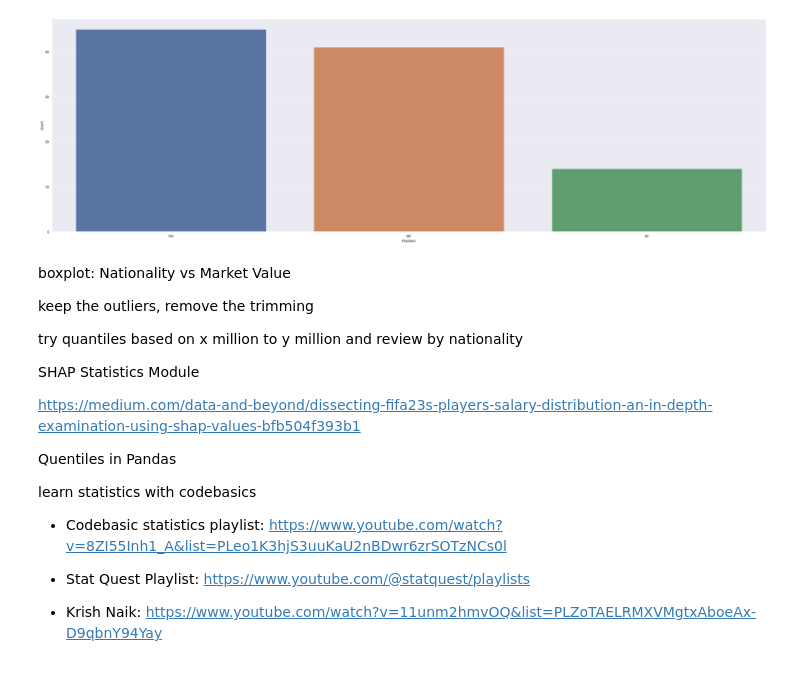
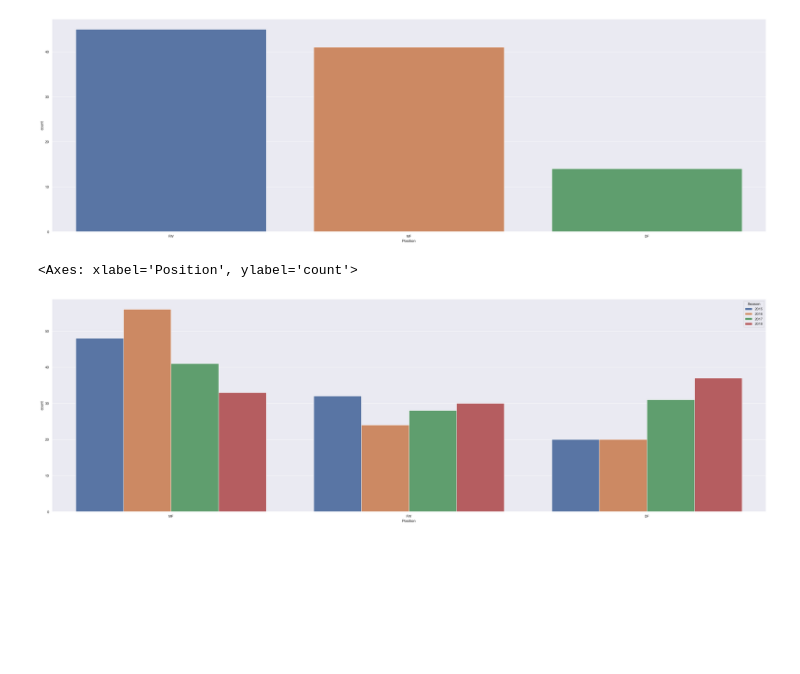
Before and after one commit to ascrivs/expert-octo-eureka, a Jupyter notebook: eda.ipynb, the cells around one changed output. Saved outputs shown, nothing was run; the diff lists cells and outputs as text; code cells hidden in the pictures; blank space fills up the shorter version.

Commit message:
adds countplot by club and season with breakdown of all honors by club in the given seasons

```diff
--- a/eda.ipynb
+++ b/eda.ipynb
@@ -275,29 +283,13 @@ sbn.countplot(highest_value[:100], x="Position")
 # %% [output]
 <Axes: xlabel='Position', ylabel='count'>
 [figure]
-# %% [markdown]
-boxplot: Nationality vs Market Value
-
-keep the outliers, remove the trimming
-
-try quantiles based on x million to y million and review by nationality
-
-
-SHAP Statistics Module
-
-https://medium.com/data-and-beyond/dissecting-fifa23s-players-salary-distribution-an-in-depth-examination-using-shap-values-bfb504f393b1
-
-
-Quentiles in Pandas
-
-learn statistics with codebasics
-
-- Codebasic statistics playlist:
-https://www.youtube.com/watch?v=8ZI55Inh1_A&list=PLeo1K3hjS3uuKaU2nBDwr6zrSOTzNCs0l
-
-- Stat Quest Playlist:
-https://www.youtube.com/@statquest/playlists
-
-
-- Krish Naik:
-https://www.youtube.com/watch?v=11unm2hmvOQ&list=PLZoTAELRMXVMgtxAboeAx-D9qbnY94Yay
+# %%
+top_100_by_season = highest_value[highest_value["Season"] == 2015][:100]
+top_100_by_season = pd.concat([top_100_by_season, highest_value[highest_value["Season"] == 2016][:100]])
+top_100_by_season = pd.concat([top_100_by_season, highest_value[highest_value["Season"] == 2017][:100]])
+top_100_by_season = pd.concat([top_100_by_season, highest_value[highest_value["Season"] == 2018][:100]])
+
+sbn.countplot(top_100_by_season, x="Position", hue="Season")
+# %% [output]
+<Axes: xlabel='Position', ylabel='count'>
+[figure, added]
```
Also changed, not shown: parts of 3 cells of this notebook.
